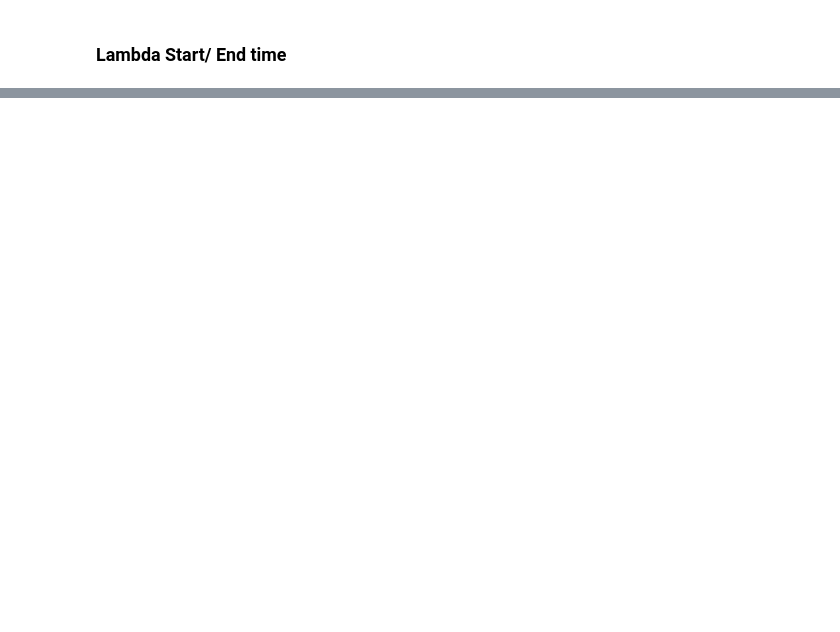
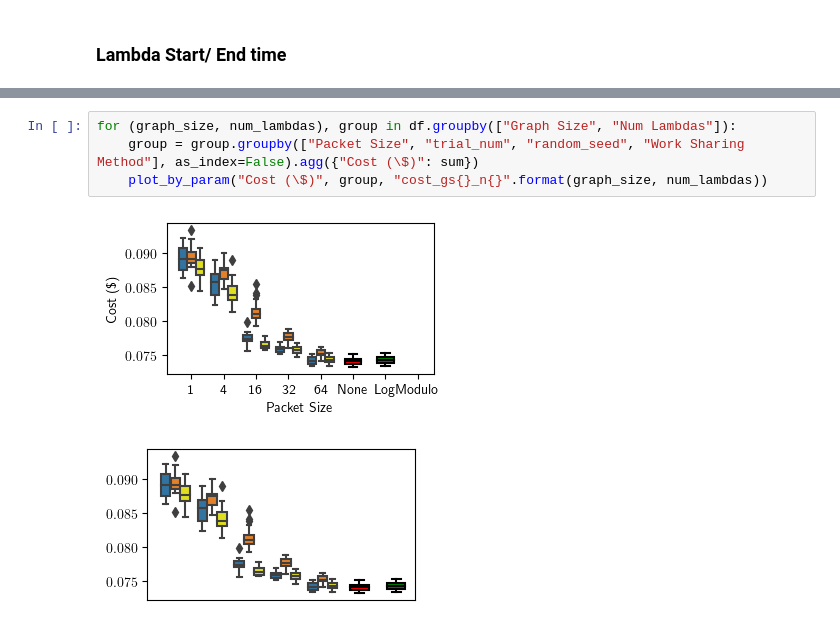
Before and after one commit to cryingpotat0/graph_mplambda, a Jupyter notebook: scripts/plotting-aggregate.ipynb, the cells around one changed output, grey strips where cells are left out. Drawn from its saved outputs; the diff is of its cells as text; blank space fills up the shorter version.

```diff
--- a/scripts/plotting-aggregate.ipynb
+++ b/scripts/plotting-aggregate.ipynb
@@ -205,0 +402,7 @@ for (graph_size), group in df.groupby(["graph_size"]):
+# %%
+for (graph_size, num_lambdas), group in df.groupby(["Graph Size", "Num Lambdas"]):
+    group = group.groupby(["Packet Size", "trial_num", "random_seed", "Work Sharing Method"], as_index=False).agg({"Cost (\$)": sum})
+    plot_by_param("Cost (\$)", group, "cost_gs{}_n{}".format(graph_size, num_lambdas))
+# %% [output]
+[figure, added]
+[figure, added]
```
Also changed, not shown: parts of 36 cells of this notebook.
